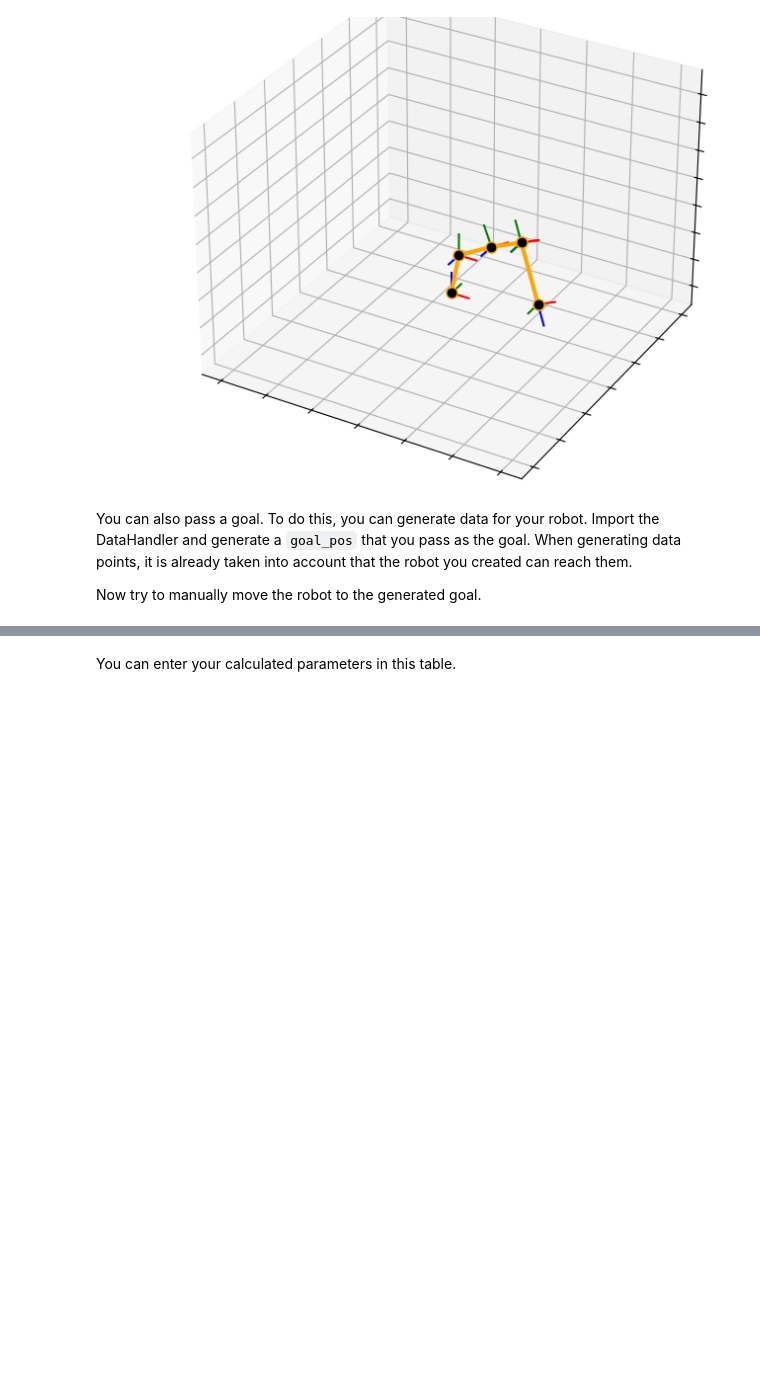
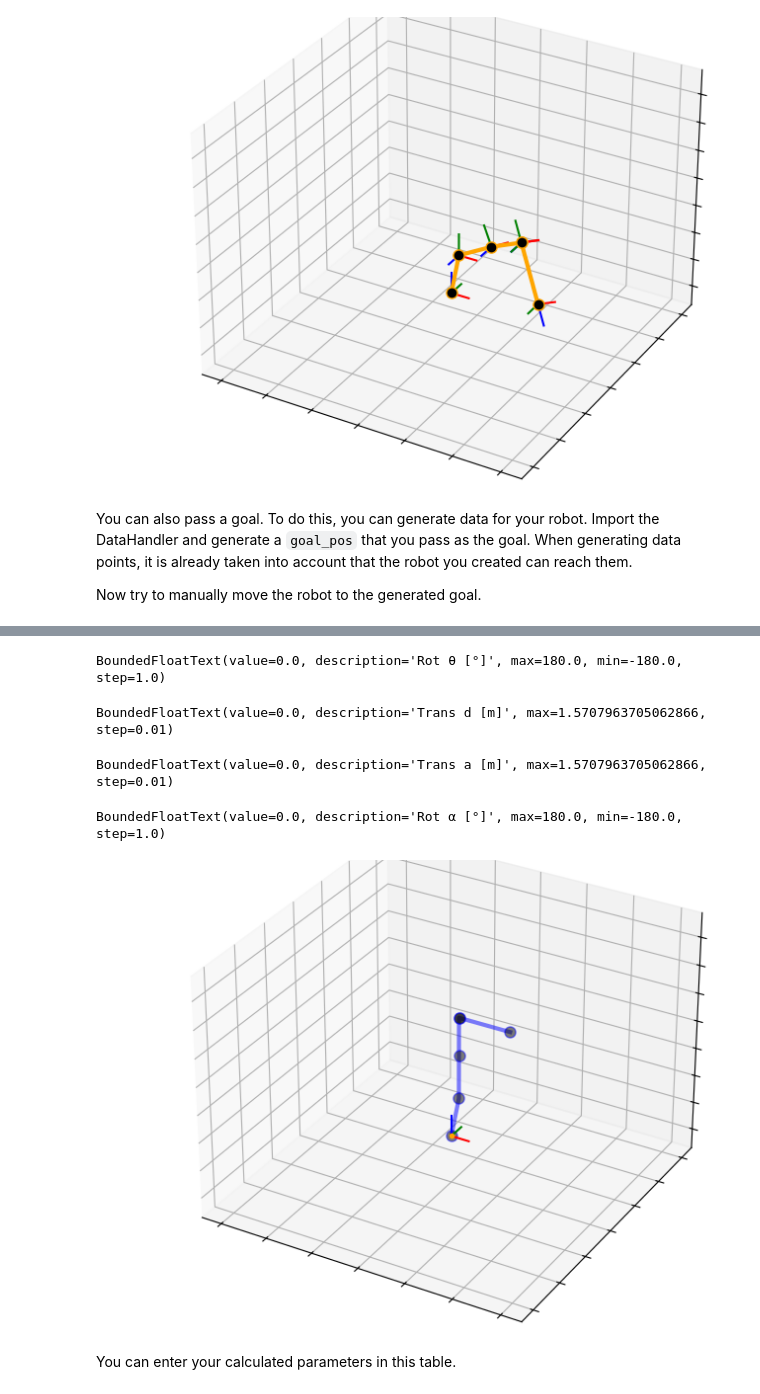
Before and after one commit to RoblabWh/DL-inversekinematic, a Jupyter notebook: 1-Robotsimulation-and-DH-Transformation.ipynb, the cells around one changed output, grey strips where cells are left out. Cells and saved outputs as stored; diff of their text form; code cells hidden in the pictures; blank space fills up the shorter version.

```diff
--- a/1-Robotsimulation-and-DH-Transformation.ipynb
+++ b/1-Robotsimulation-and-DH-Transformation.ipynb
@@ -144,5 +182,8 @@ Now perform the DH transformation for the YouBot and enter the parameters you fo
 # %%
 %matplotlib widget
 
-ani3 = RobotAnimation(youbot)
-ani3.dh_animation(position=[0,np.radians(90), 0, 0, np.radians(90)])
+from src.robot_animation import DHExplorer
+
+explorer = DHExplorer(youbot)
+explorer.start(position=[0, np.radians(90), 0, 0, np.radians(90)])
+# %% [output]
@@ -149,3 +191,8 @@ ani3.dh_animation(position=[0,np.radians(90), 0, 0, np.radians(90)])
+BoundedFloatText(value=0.0, description='Rot θ [°]', max=180.0, min=-180.0, step=1.0)
+BoundedFloatText(value=0.0, description='Trans d [m]', max=1.5707963705062866, step=0.01)
+BoundedFloatText(value=0.0, description='Trans a [m]', max=1.5707963705062866, step=0.01)
+BoundedFloatText(value=0.0, description='Rot α [°]', max=180.0, min=-180.0, step=1.0)
+[figure, added]
 # %% [markdown]
 You can enter your calculated parameters in this table.
 # %% [markdown]
```
Also changed, not shown: parts of 11 cells of this notebook, 6 other files.
